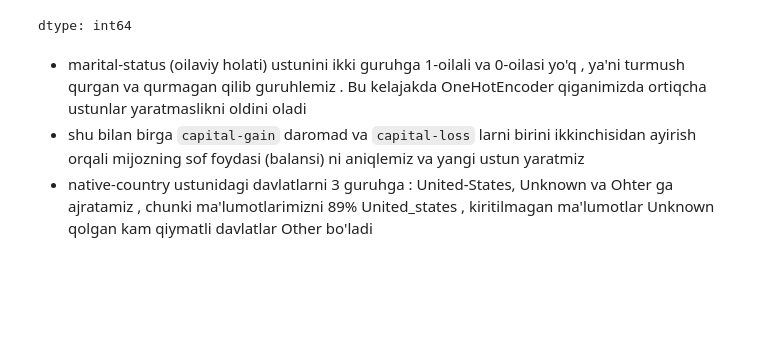
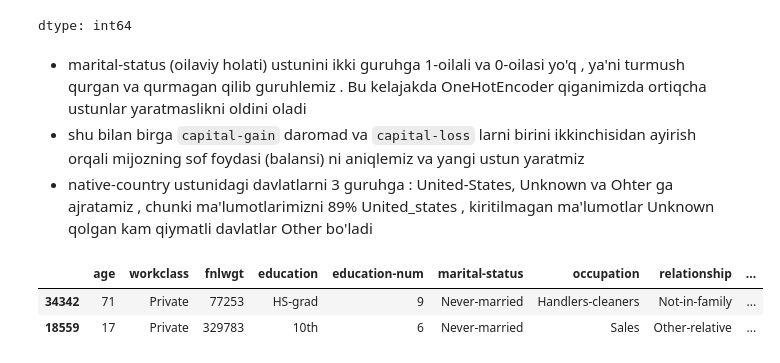
Before and after one commit to izzat-ai/learning-ai, a Jupyter notebook: projects/credit_scoring_project/credit_scoring.ipynb, the cells around one changed output. Drawn from its saved outputs; the diff is of its cells as text; code cells hidden in the pictures; blank space fills up the shorter version.

```diff
--- a/projects/credit_scoring_project/credit_scoring.ipynb
+++ b/projects/credit_scoring_project/credit_scoring.ipynb
@@ -328,0 +336,6 @@ def add_custom_features(X):
+# %%
+X_train.head(2)
+# %% [output]
+|  | age | workclass | fnlwgt | education | education-num | marital-status | occupation | relationship | ... |
+| 34342 | 71 | Private | 77253 | HS-grad | 9 | Never-married | Handlers-cleaners | Not-in-family | ... |
+| 18559 | 17 | Private | 329783 | 10th | 6 | Never-married | Sales | Other-relative | ... |
```
Also changed, not shown: parts of 1 cell of this notebook.
